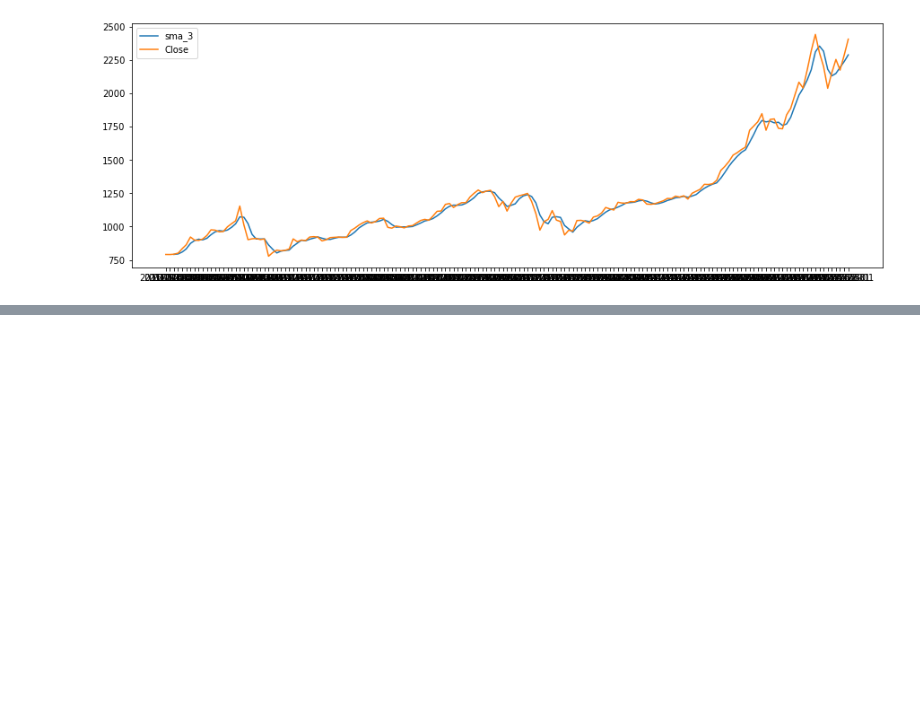
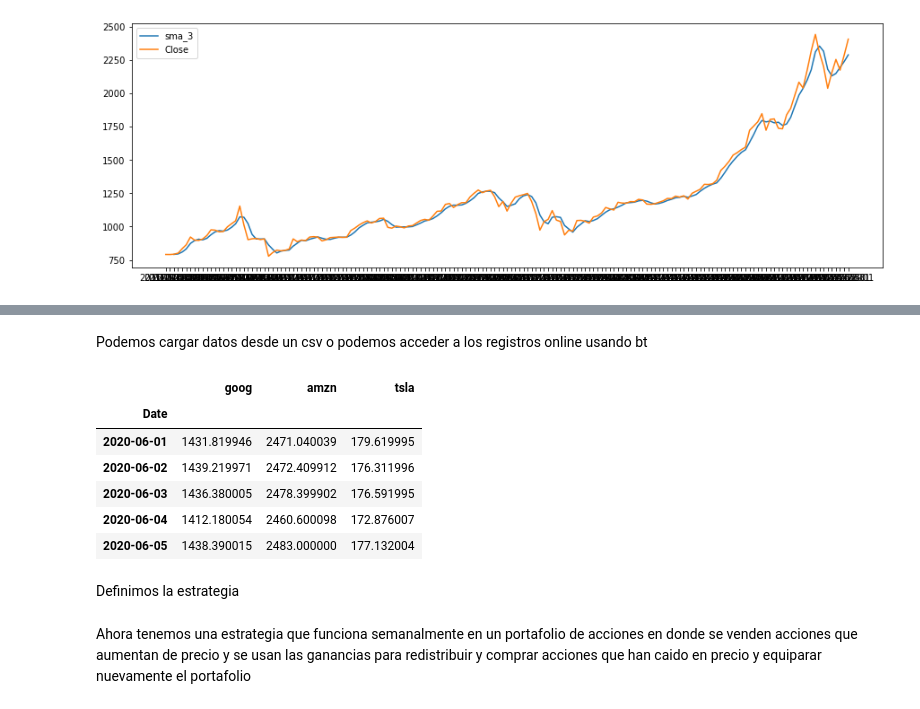
Before and after one commit to PamelaMunozCaceres/Python-Study, a Jupyter notebook: Financial Trading in Python.ipynb, the cells around one changed output, grey strips where cells are left out. Saved outputs shown, nothing was run; the diff lists cells and outputs as text; code cells hidden in the pictures; blank space fills up the shorter version.

```diff
--- a/Financial Trading in Python.ipynb
+++ b/Financial Trading in Python.ipynb
@@ -80,0 +96,19 @@ plt.show()
+# %% [markdown]
+Podemos cargar datos desde un csv o podemos acceder a los registros online usando bt
+# %%
+import bt
+
+bt_data = bt.get('goog, amzn, tsla', start='2020-6-1',
+                 end='2020-12-1')
+
+bt_data.head()
+# %% [output]
+|  | goog | amzn | tsla |
+| Date |  |  |  |
+| 2020-06-01 | 1431.819946 | 2471.040039 | 179.619995 |
+| 2020-06-02 | 1439.219971 | 2472.409912 | 176.311996 |
+| 2020-06-03 | 1436.380005 | 2478.399902 | 176.591995 |
+| 2020-06-04 | 1412.180054 | 2460.600098 | 172.876007 |
+| 2020-06-05 | 1438.390015 | 2483.000000 | 177.132004 |
+# %% [markdown]
+Definimos la estrategia
@@ -80,0 +136,2 @@ plt.show()
+# %% [markdown]
+Ahora tenemos una estrategia que funciona semanalmente en un portafolio de acciones en donde se venden acciones que aumentan de precio y se usan las ganancias para redistribuir y comprar acciones que han caido en precio y equiparar nuevamente el portafolio
```
Also changed, not shown: parts of 14 cells of this notebook.
